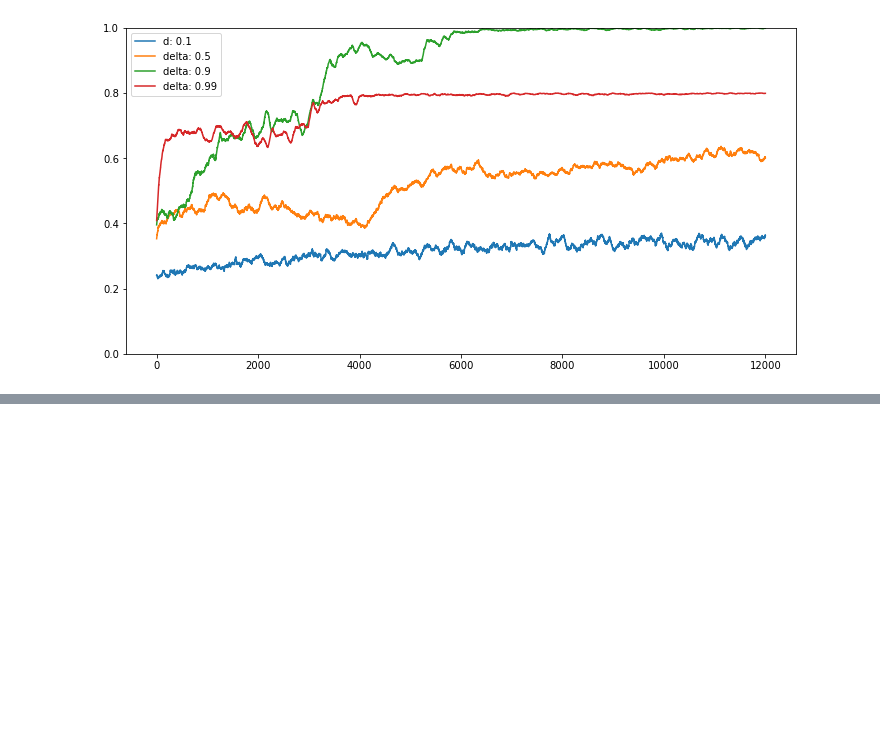
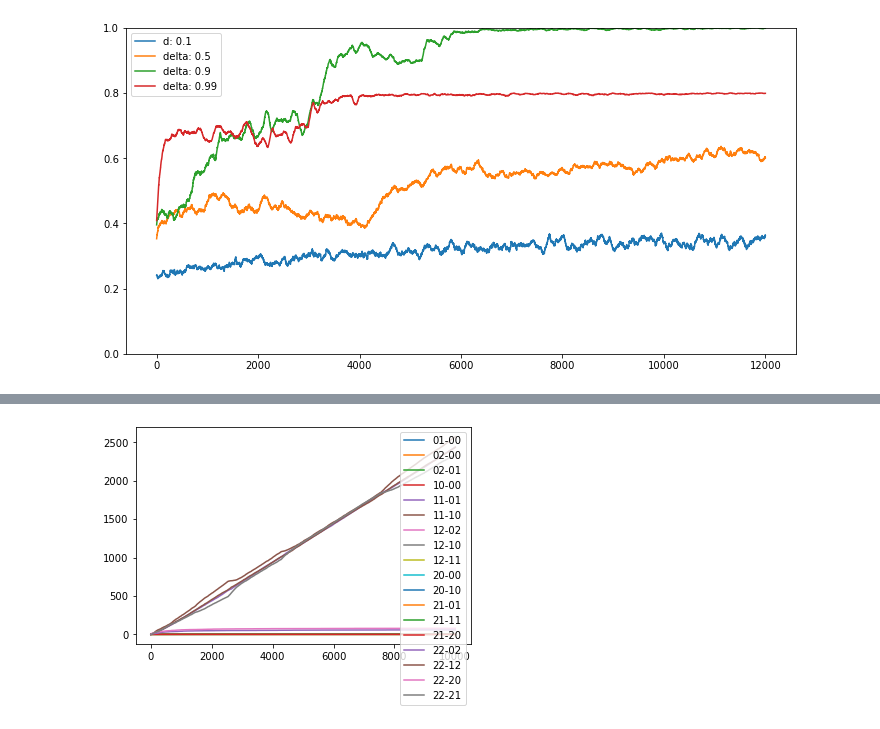
Before and after one commit to MartenThompson/rl-nim, a Jupyter notebook: code/visualization.ipynb, the cells around one changed output, grey strips where cells are left out. Drawn from its saved outputs; the diff is of its cells as text; code cells hidden in the pictures; blank space fills up the shorter version.

```diff
--- a/code/visualization.ipynb
+++ b/code/visualization.ipynb
@@ -856,0 +879,5 @@ plt.show()
+# %%
+aggressive_beta.plot()
+plt.show()
+# %% [output]
+[figure, added]
```
Also changed, not shown: parts of 7 cells of this notebook, 9 other files.
